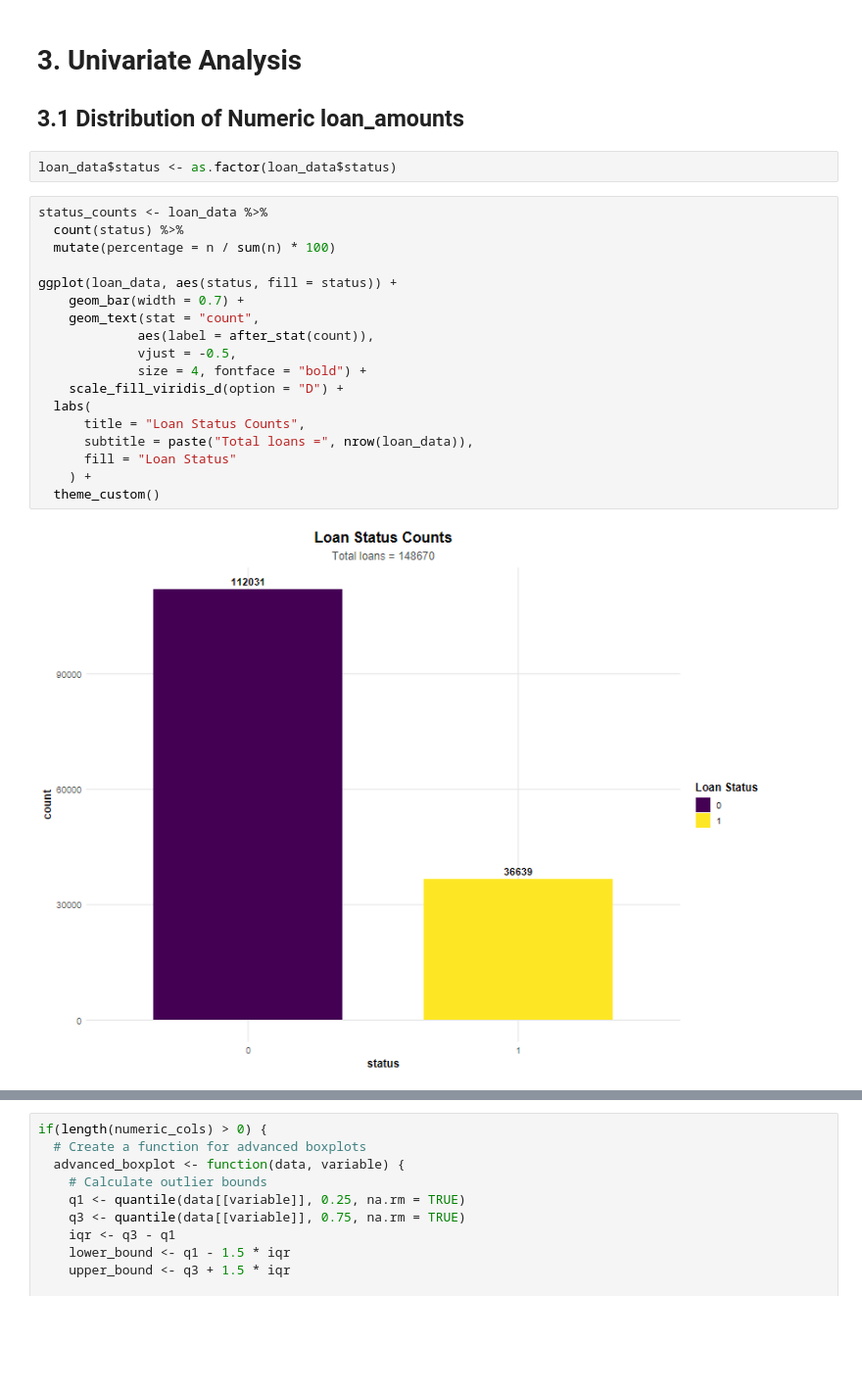
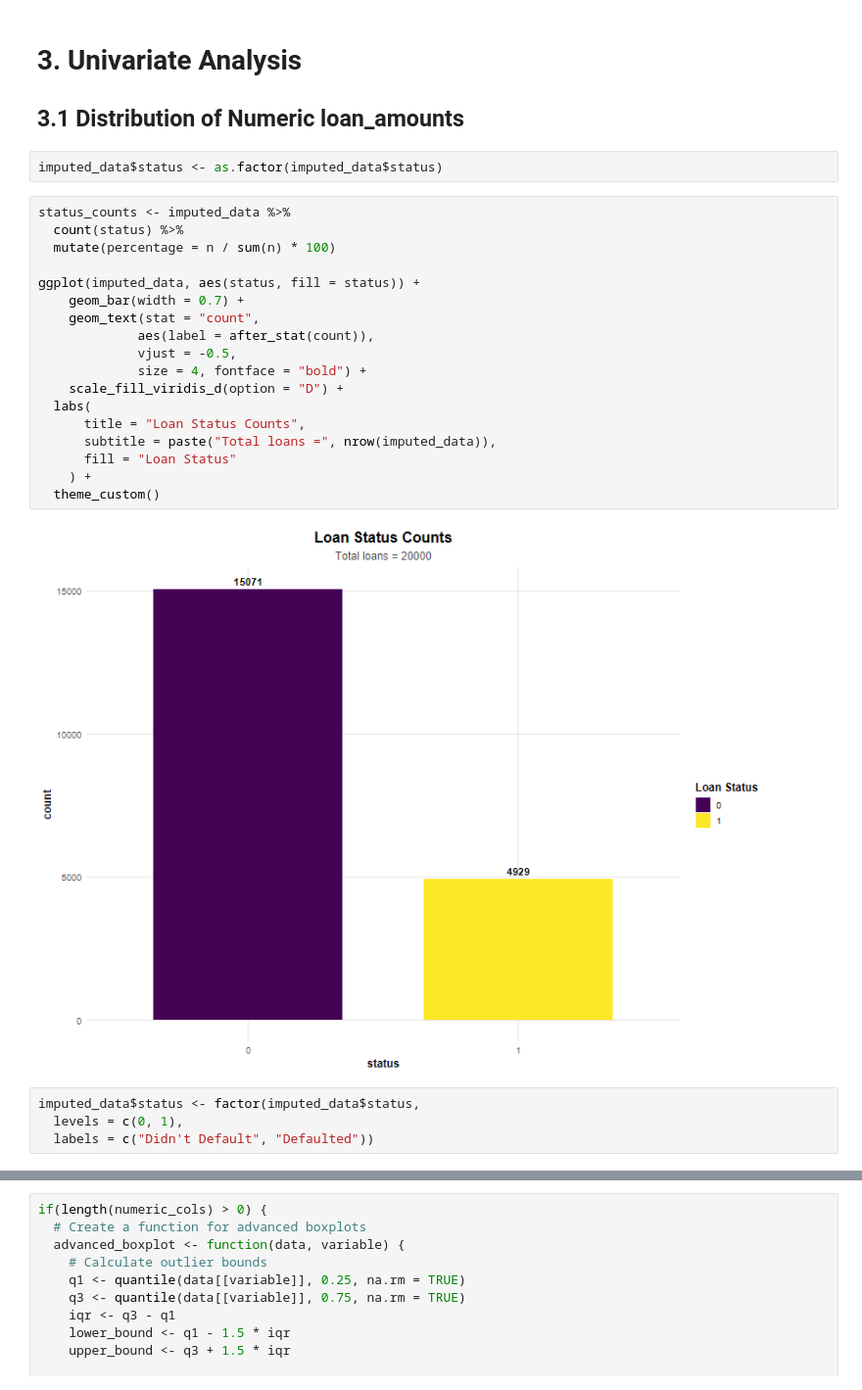
Before and after one commit to Chrisolande/Loan-Default, a Jupyter notebook: loan_data.ipynb, the cells around one changed output, grey strips where cells are left out. Shown: that part at 98% size. Saved outputs shown, nothing was run; the diff lists cells and outputs as text; blank space fills up the shorter version.

```diff
--- a/loan_data.ipynb
+++ b/loan_data.ipynb
@@ -160,26 +185,30 @@ miss_recipe <- recipe(status ~ ., sampled_data) %>%
 
 ## 3.1 Distribution of Numeric loan_amounts
 # %%
-loan_data$status <- as.factor(loan_data$status)
+imputed_data$status <- as.factor(imputed_data$status)
 # %%
-status_counts <- loan_data %>%
+status_counts <- imputed_data %>%
   count(status) %>%
   mutate(percentage = n / sum(n) * 100)
 
-ggplot(loan_data, aes(status, fill = status)) +
+ggplot(imputed_data, aes(status, fill = status)) +
     geom_bar(width = 0.7) +
     geom_text(stat = "count",
              aes(label = after_stat(count)),
              vjust = -0.5,
              size = 4, fontface = "bold") +
     scale_fill_viridis_d(option = "D") +
   labs(
       title = "Loan Status Counts",
-      subtitle = paste("Total loans =", nrow(loan_data)),
+      subtitle = paste("Total loans =", nrow(imputed_data)),
       fill = "Loan Status"
     ) +
   theme_custom()
 # %% [output]
-[figure, old version]
+[figure, new version]
+# %%
+imputed_data$status <- factor(imputed_data$status,
+  levels = c(0, 1),
+  labels = c("Didn't Default", "Defaulted"))
 # %%
 library(gridExtra)
```
Also changed, not shown: parts of 9 cells of this notebook.
